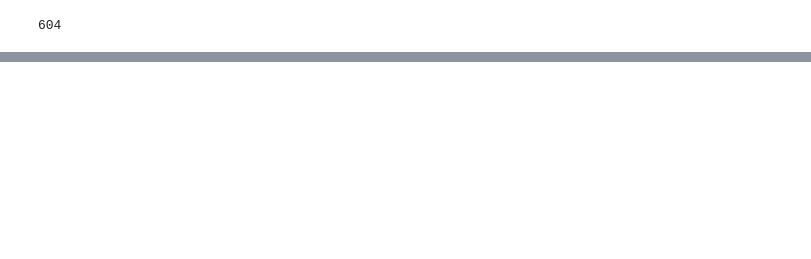
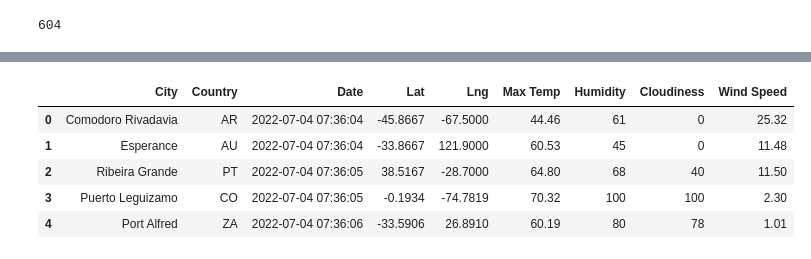
Before and after one commit to kyturr/World_Weather_Analysis, a Jupyter notebook: WeatherPy.ipynb, the cells around one changed output, grey strips where cells are left out. Drawn from its saved outputs; the diff is of its cells as text; code cells hidden in the pictures; blank space fills up the shorter version.

```diff
--- a/WeatherPy.ipynb
+++ b/WeatherPy.ipynb
@@ -37,0 +279,11 @@ len(cities)
+# %%
+new_col=['City','Country', 'Date', 'Lat', 'Lng', 'Max Temp', 'Humidity', 'Cloudiness', 'Wind Speed']
+city_data_df=city_data_df[new_col]
+city_data_df.head()
+# %% [output]
+|  | City | Country | Date | Lat | Lng | Max Temp | Humidity | Cloudiness | Wind Speed |
+| 0 | Comodoro Rivadavia | AR | 2022-07-04 07:36:04 | -45.8667 | -67.5000 | 44.46 | 61 | 0 | 25.32 |
+| 1 | Esperance | AU | 2022-07-04 07:36:04 | -33.8667 | 121.9000 | 60.53 | 45 | 0 | 11.48 |
+| 2 | Ribeira Grande | PT | 2022-07-04 07:36:05 | 38.5167 | -28.7000 | 64.80 | 68 | 40 | 11.50 |
+| 3 | Puerto Leguizamo | CO | 2022-07-04 07:36:05 | -0.1934 | -74.7819 | 70.32 | 100 | 100 | 2.30 |
+| 4 | Port Alfred | ZA | 2022-07-04 07:36:06 | -33.5906 | 26.8910 | 60.19 | 80 | 78 | 1.01 |
```
Also changed, not shown: parts of 25 cells of this notebook, 2 other files.
